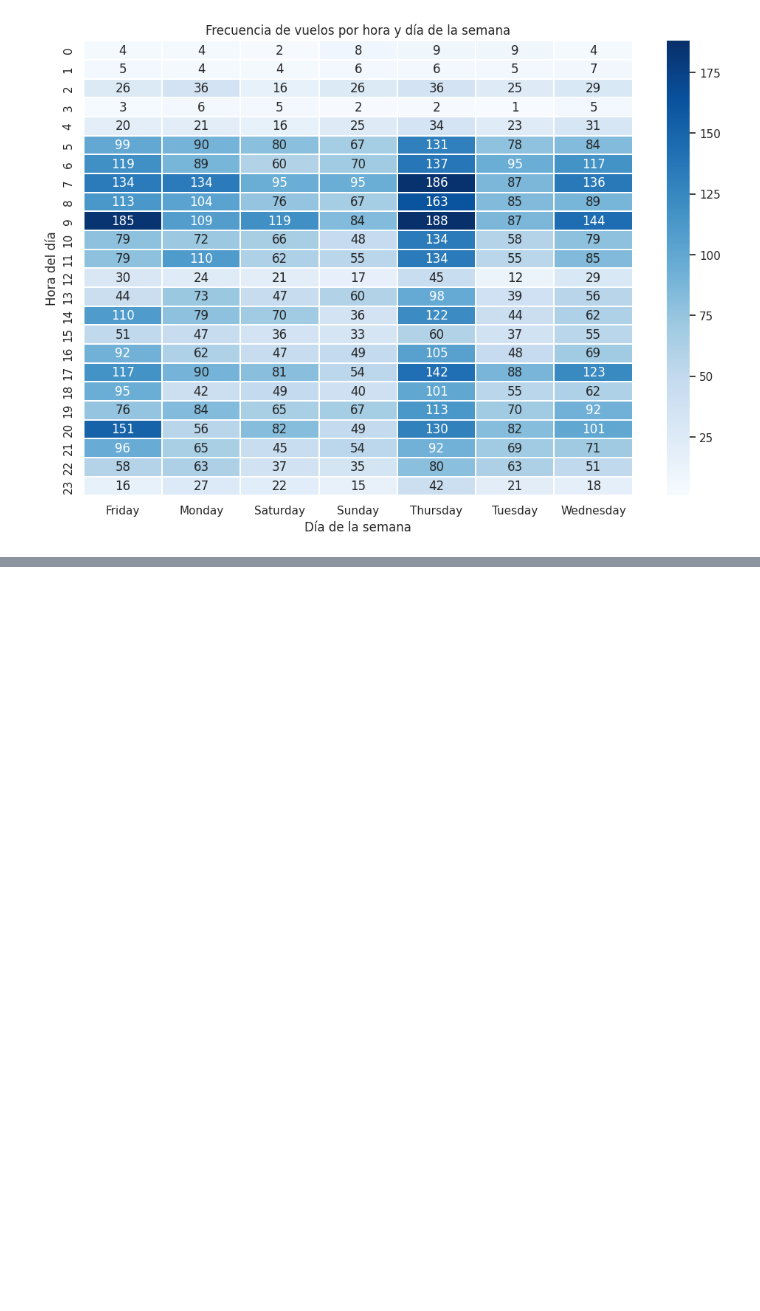
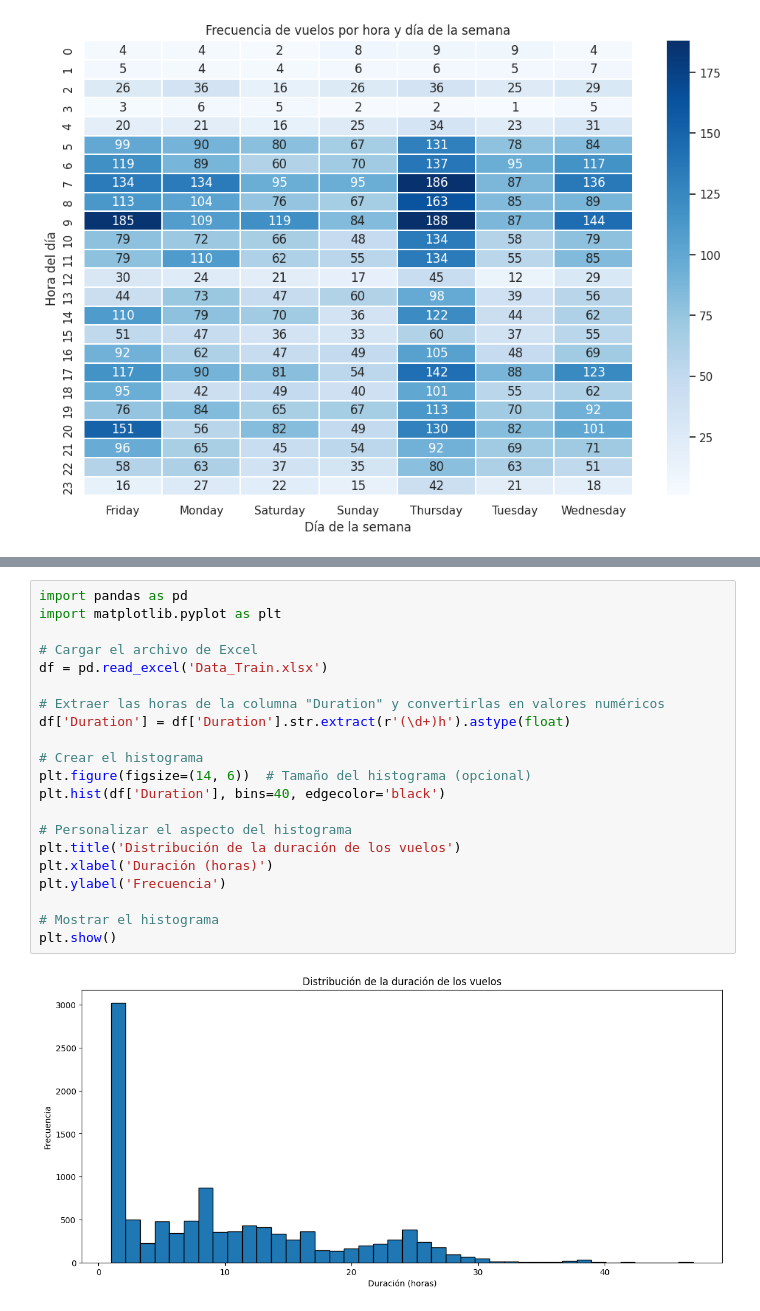
Before and after one commit to Lindapazw/python_data_science_plane_2019, a Jupyter notebook: Aerolinea.ipynb, the cells around one changed output, grey strips where cells are left out. Saved outputs shown, nothing was run; the diff lists cells and outputs as text; blank space fills up the shorter version.

```diff
--- a/Aerolinea.ipynb
+++ b/Aerolinea.ipynb
@@ -296,0 +364,23 @@ plt.show()
+# %%
+import pandas as pd
+import matplotlib.pyplot as plt
+
+# Cargar el archivo de Excel
+df = pd.read_excel('Data_Train.xlsx')
+
+# Extraer las horas de la columna "Duration" y convertirlas en valores numéricos
+df['Duration'] = df['Duration'].str.extract(r'(\d+)h').astype(float)
+
+# Crear el histograma
+plt.figure(figsize=(14, 6))  # Tamaño del histograma (opcional)
+plt.hist(df['Duration'], bins=40, edgecolor='black')
+
+# Personalizar el aspecto del histograma
+plt.title('Distribución de la duración de los vuelos')
+plt.xlabel('Duración (horas)')
+plt.ylabel('Frecuencia')
+
+# Mostrar el histograma
+plt.show()
+# %% [output]
+[figure, added]
```
Also changed, not shown: parts of 8 cells of this notebook.
